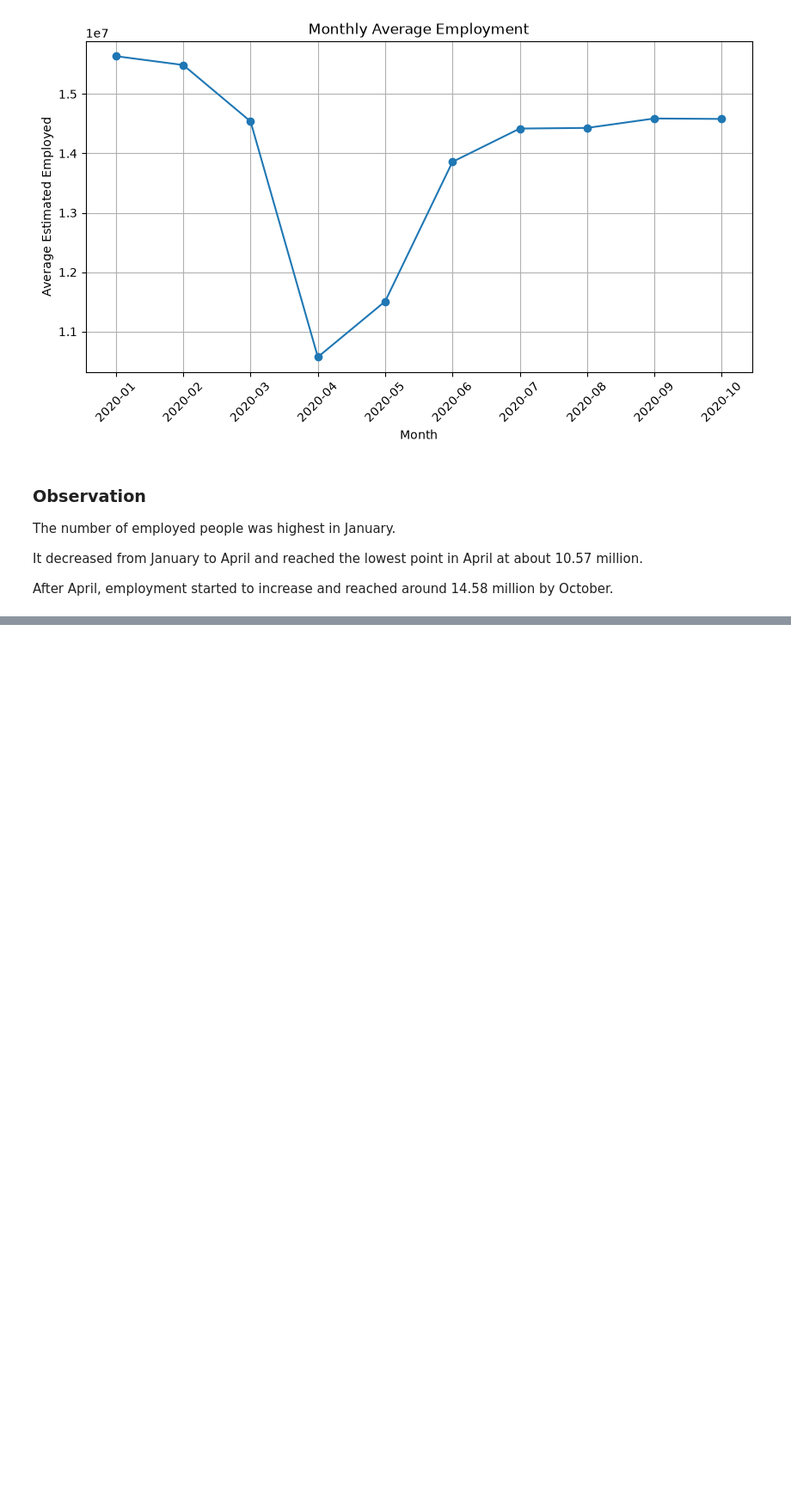
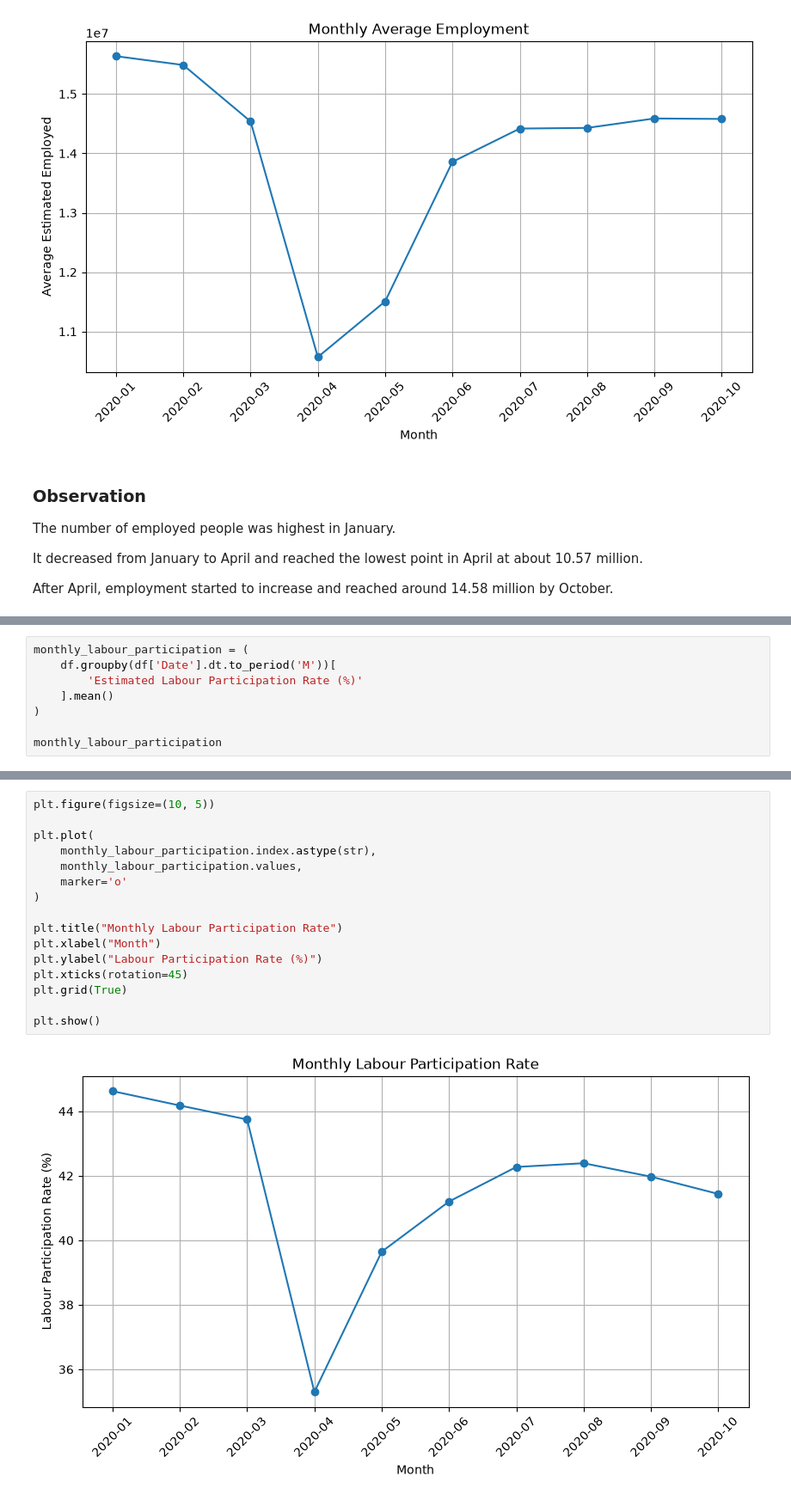
Before and after one commit to Arunbellad-2001/OIBSIP, a Jupyter notebook: DataScience-Task2-UnemploymentAnalysis/Unemployment_Analysis.ipynb, the cells around one changed output, grey strips where cells are left out. Shown at 86% size. Saved outputs shown, nothing was run; the diff lists cells and outputs as text; blank space fills up the shorter version.

Commit message:
up to date work

```diff
--- a/DataScience-Task2-UnemploymentAnalysis/Unemployment_Analysis.ipynb
+++ b/DataScience-Task2-UnemploymentAnalysis/Unemployment_Analysis.ipynb
@@ -540,0 +548,8 @@ by October.
+# %%
+monthly_labour_participation = (
+    df.groupby(df['Date'].dt.to_period('M'))[
+        'Estimated Labour Participation Rate (%)'
+    ].mean()
+)
+
+monthly_labour_participation
@@ -540,0 +588,18 @@ by October.
+# %%
+plt.figure(figsize=(10, 5))
+
+plt.plot(
+    monthly_labour_participation.index.astype(str),
+    monthly_labour_participation.values,
+    marker='o'
+)
+
+plt.title("Monthly Labour Participation Rate")
+plt.xlabel("Month")
+plt.ylabel("Labour Participation Rate (%)")
+plt.xticks(rotation=45)
+plt.grid(True)
+
+plt.show()
+# %% [output]
+[figure, added]
```
Also changed, not shown: parts of 12 cells of this notebook.
